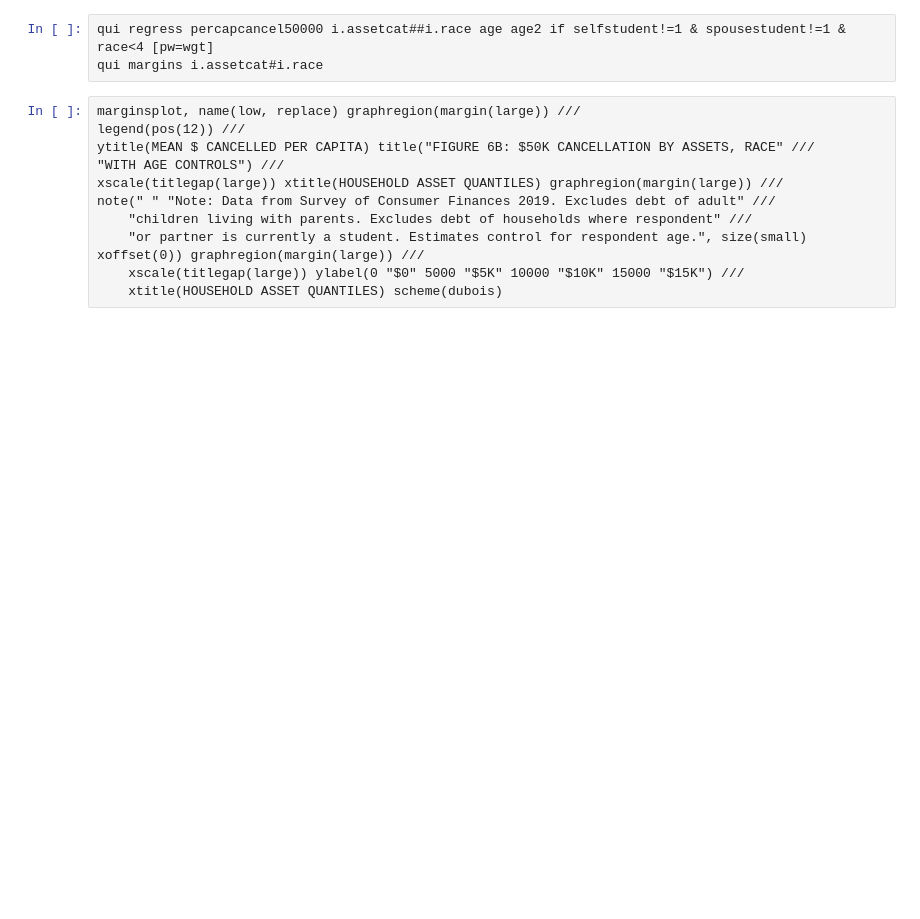
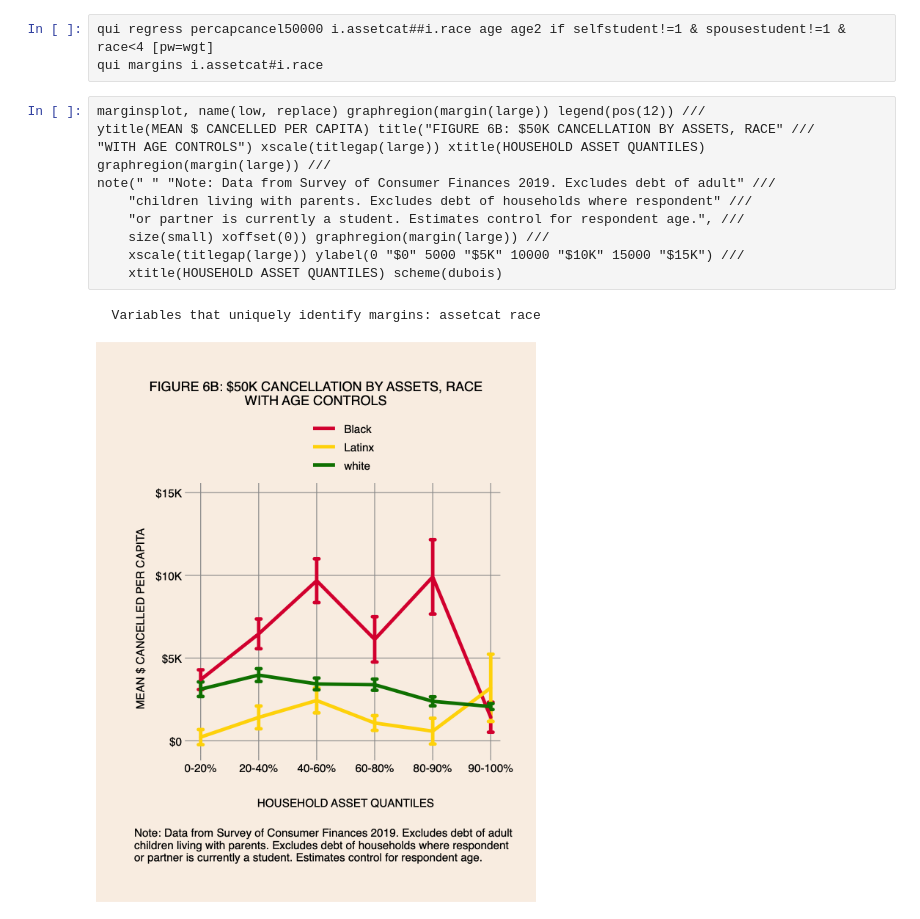
Before and after one commit to charlieeatonphd/debtcancellation, a Jupyter notebook: f6_cancelbyassetsrace.ipynb, the cells around one changed output. Cells and saved outputs as stored; diff of their text form; blank space fills up the shorter version.

```diff
--- a/f6_cancelbyassetsrace.ipynb
+++ b/f6_cancelbyassetsrace.ipynb
@@ -56,13 +56,15 @@ qui gen age2=age*age
 qui regress percapcancel50000 i.assetcat##i.race age age2 if selfstudent!=1 & spousestudent!=1 & race<4 [pw=wgt]
 qui margins i.assetcat#i.race
 # %%
-marginsplot, name(low, replace) graphregion(margin(large)) ///
-legend(pos(12)) ///
+marginsplot, name(low, replace) graphregion(margin(large)) legend(pos(12)) ///
 ytitle(MEAN $ CANCELLED PER CAPITA) title("FIGURE 6B: $50K CANCELLATION BY ASSETS, RACE" ///
-"WITH AGE CONTROLS") ///
-xscale(titlegap(large)) xtitle(HOUSEHOLD ASSET QUANTILES) graphregion(margin(large)) ///
+"WITH AGE CONTROLS") xscale(titlegap(large)) xtitle(HOUSEHOLD ASSET QUANTILES) graphregion(margin(large)) ///
 note(" " "Note: Data from Survey of Consumer Finances 2019. Excludes debt of adult" ///
     "children living with parents. Excludes debt of households where respondent" ///
-    "or partner is currently a student. Estimates control for respondent age.", size(small) xoffset(0)) graphregion(margin(large)) ///
+    "or partner is currently a student. Estimates control for respondent age.", ///
+    size(small) xoffset(0)) graphregion(margin(large)) ///
     xscale(titlegap(large)) ylabel(0 "$0" 5000 "$5K" 10000 "$10K" 15000 "$15K") ///
     xtitle(HOUSEHOLD ASSET QUANTILES) scheme(dubois)
+# %% [output]
+  Variables that uniquely identify margins: assetcat race
+[figure, added]
```
Also changed, not shown: parts of 5 cells of this notebook, 7 other files.
